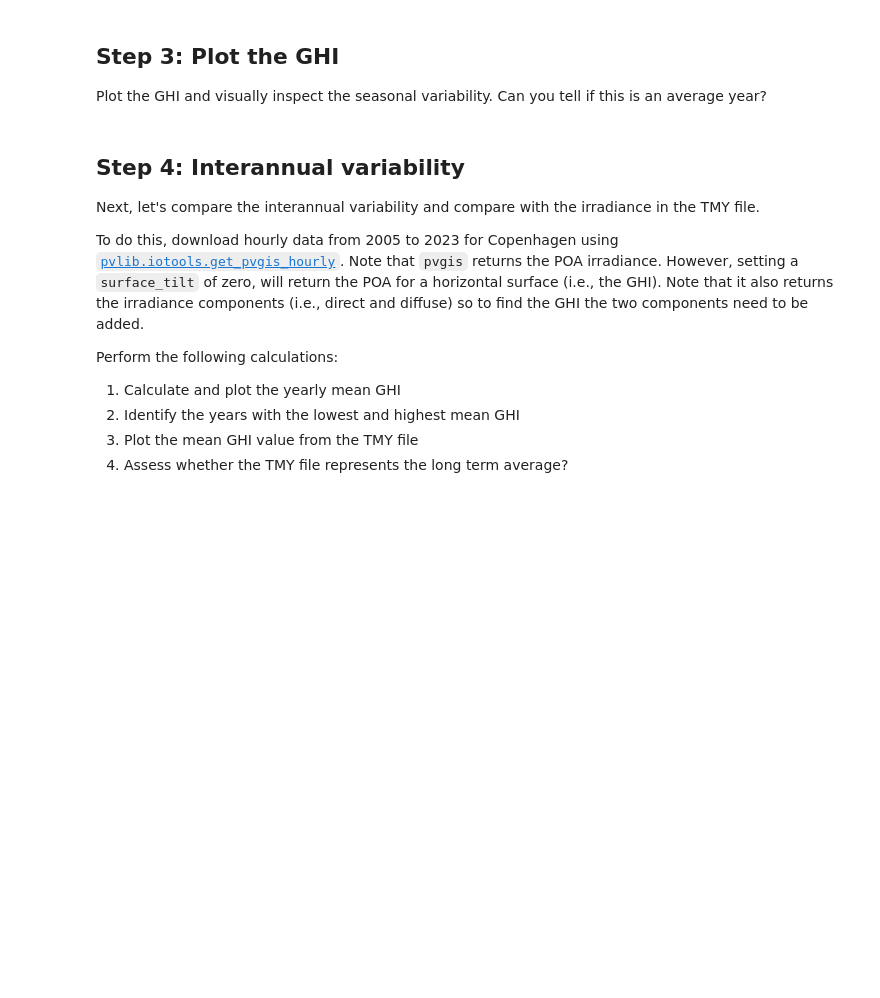
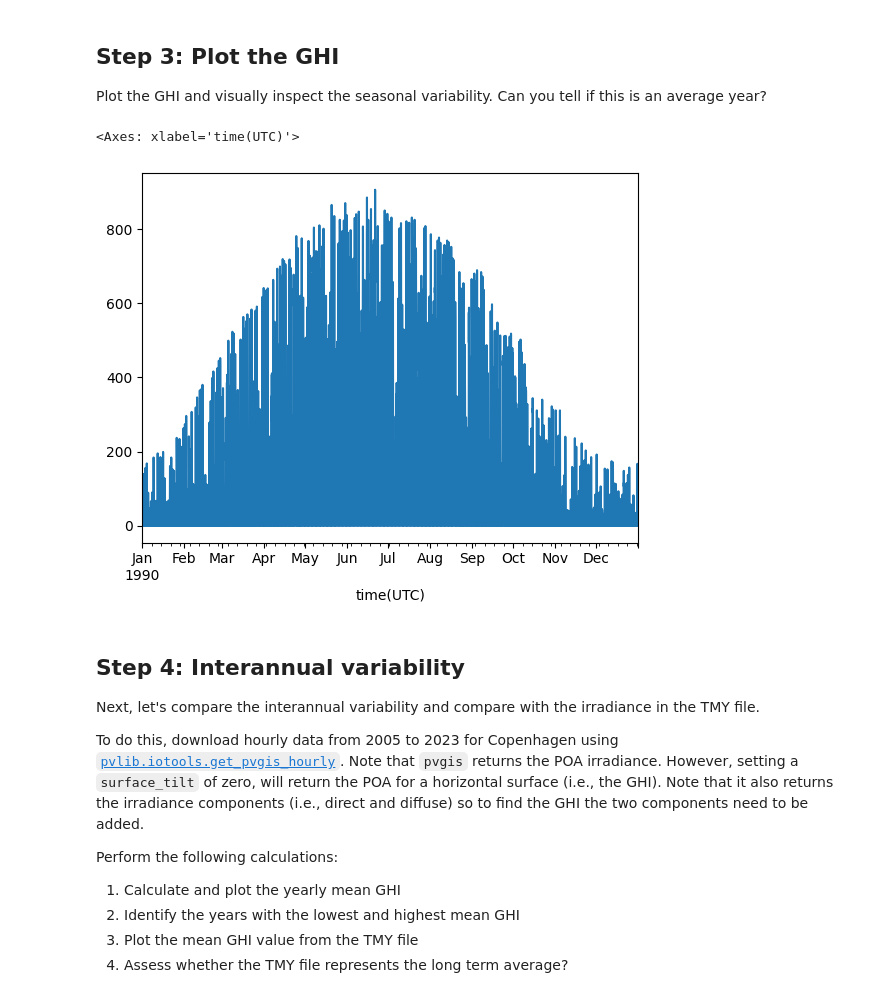
Before and after one commit to AdamRJensen/solar-resource-course, a Jupyter notebook: temporal_variability.ipynb, the cells around one changed output. Saved outputs shown, nothing was run; the diff lists cells and outputs as text; code cells hidden in the pictures; blank space fills up the shorter version.

```diff
--- a/temporal_variability.ipynb
+++ b/temporal_variability.ipynb
@@ -24,7 +24,7 @@ latitude = 55.68
 longitude = 12.56
 
 # Get TMY from PVGIS (returns data, meta)
-tmy, meta =
+tmy, meta = pvlib.iotools.get_pvgis_tmy(latitude, longitude, startyear=2005, endyear=2023)
 # %% [markdown]
 ## Step 2: Which months were used to generate the TMY?
 
@@ -37,6 +51,10 @@ A TMY file contains 12 months of data, where each month is taken from a differen
 Plot the GHI and visually inspect the seasonal variability. Can you tell if this is an average year?
 # %%
 # write your code here
+tmy['ghi'].plot()
+# %% [output]
+<Axes: xlabel='time(UTC)'>
+[figure, added]
 # %% [markdown]
 ## Step 4: Interannual variability
 
```
Also changed, not shown: parts of 5 cells of this notebook.
